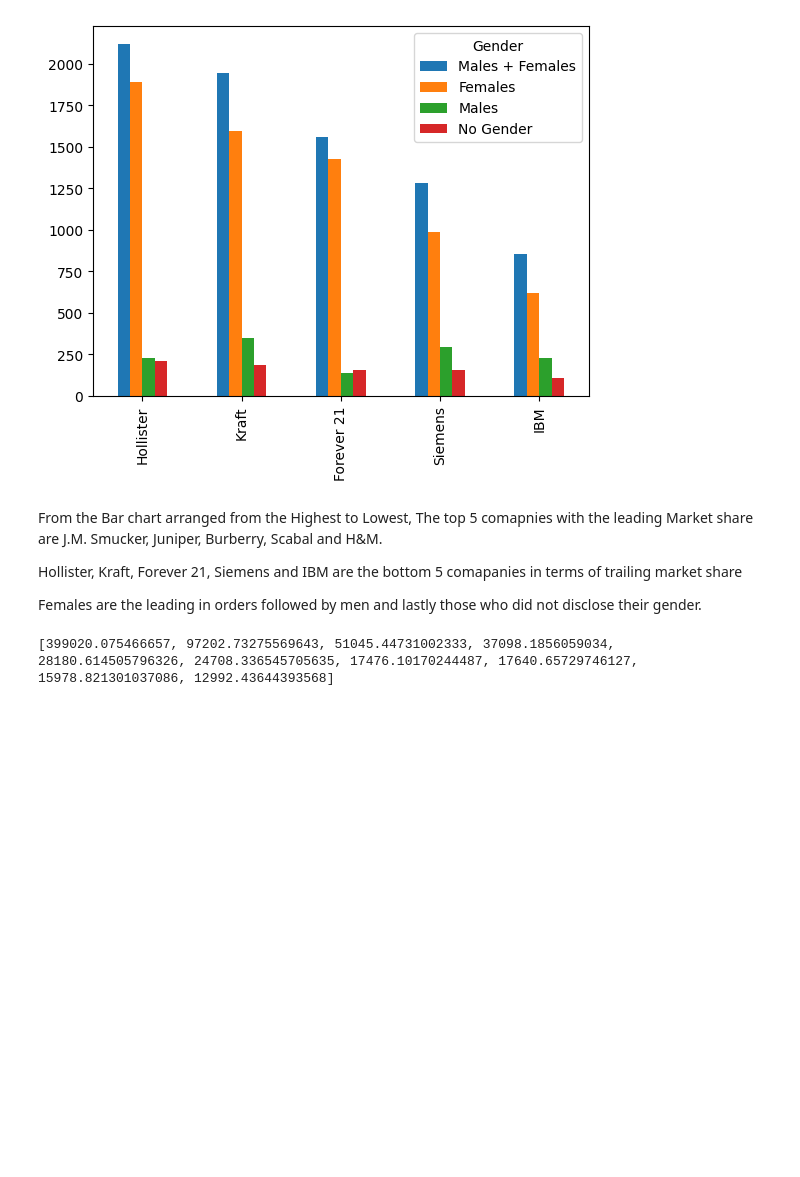
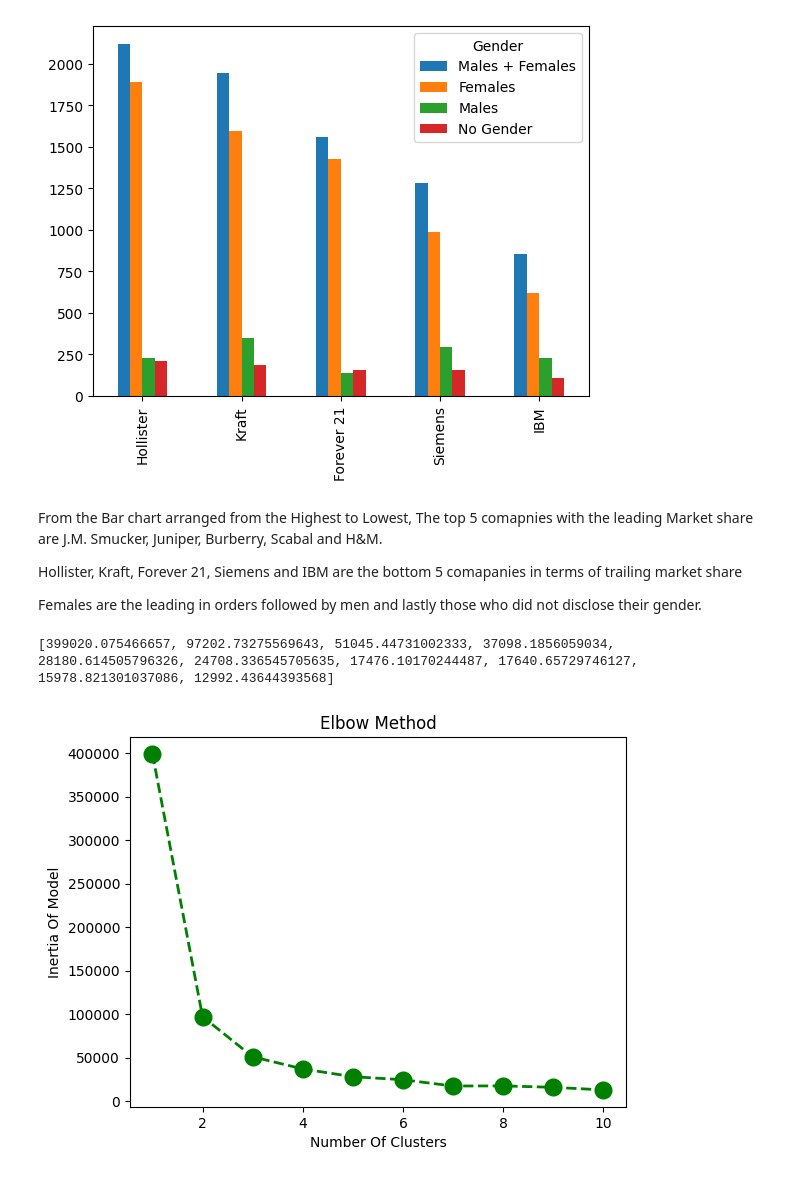
Before and after one commit to AllanMogley/12-Zidio-Projects, a Jupyter notebook: 01 - Projects/01 - Customer Segmentation/cleaner.ipynb, the cells around one changed output. Drawn from its saved outputs; the diff is of its cells as text; code cells hidden in the pictures; blank space fills up the shorter version.

Commit message:
KMeans Elbow

```diff
--- a/01 - Projects/01 - Customer Segmentation/cleaner.ipynb
+++ b/01 - Projects/01 - Customer Segmentation/cleaner.ipynb
@@ -96,3 +96,13 @@ for i in range (1, 11):
 print(wcss)
 # %% [output]
 [399020.075466657, 97202.73275569643, 51045.44731002333, 37098.1856059034, 28180.614505796326, 24708.336545705635, 17476.10170244487, 17640.65729746127, 15978.821301037086, 12992.43644393568]
+# %%
+# plot an elbow graph
+plt.plot(range(1,11),wcss,color='green', marker='o',
+         linestyle='dashed',linewidth=2, markersize=12)
+plt.title("Elbow Method")
+plt.xlabel("Number Of Clusters")
+plt.ylabel("Inertia Of Model")
+plt.show()
+# %% [output]
+[figure, added]
```
